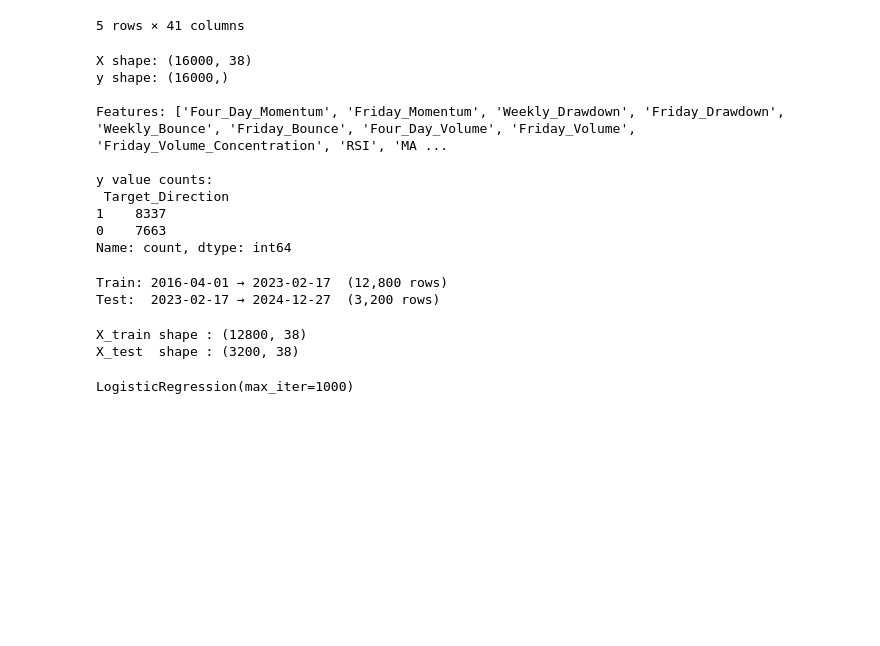
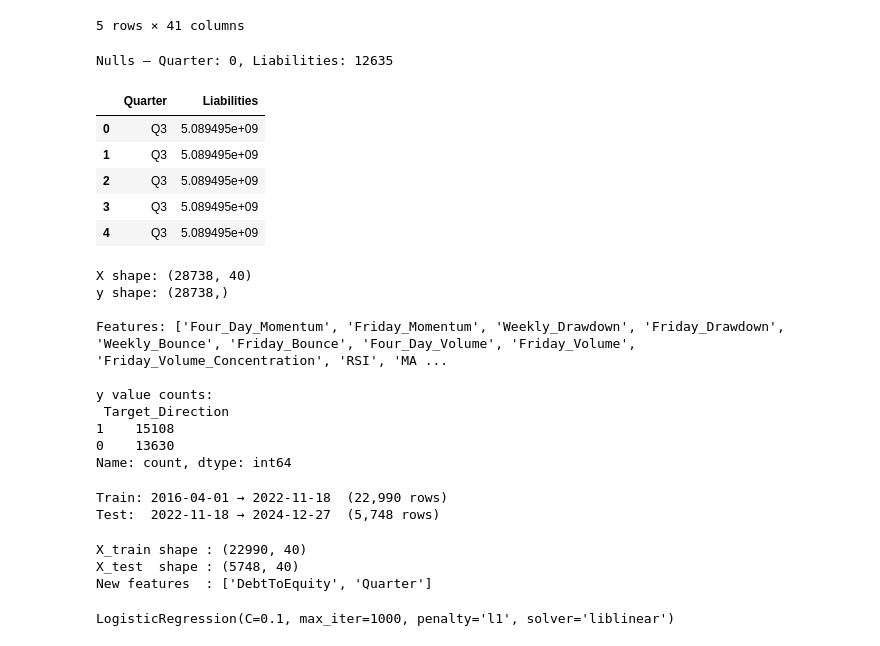
Before and after one commit to Drew-A-Hill/ml-weekend-gap-prediction, a Jupyter notebook: src/models/logistic_baseline.ipynb, the cells around one changed output. Saved outputs shown, nothing was run; the diff lists cells and outputs as text; code cells hidden in the pictures; blank space fills up the shorter version.

```diff
--- a/src/models/logistic_baseline.ipynb
+++ b/src/models/logistic_baseline.ipynb
@@ -24,6 +24,24 @@ df.head()
 | 3 | ADBE | 2016-09-02 | 0 | 0.014497 | 0.000773 | 0.005664 | ... |
 | 4 | ADBE | 2016-09-09 | 0 | -0.038227 | -0.015747 | 0.042028 | ... |
 5 rows × 41 columns
+# %%
+# Merge Quarter and Liabilities from dataset.csv
+RAW_PATH = Path('../../structured_csv_data_files/fetched_data/dataset.csv')
+raw = pd.read_csv(RAW_PATH, usecols=['Ticker', 'Date', 'Quarter', 'Liabilities'])
+raw['Date'] = pd.to_datetime(raw['Date'], utc=True).dt.tz_localize(None).dt.normalize()
+
+df = df.merge(raw, left_on=['Ticker', 'Friday_Date'], right_on=['Ticker', 'Date'], how='left').drop(columns='Date')
+
+print(f"Nulls — Quarter: {df['Quarter'].isna().sum()}, Liabilities: {df['Liabilities'].isna().sum()}")
+df[['Quarter', 'Liabilities']].head()
+# %% [output]
+Nulls — Quarter: 0, Liabilities: 12635
+|  | Quarter | Liabilities |
+| 0 | Q3 | 5.089495e+09 |
+| 1 | Q3 | 5.089495e+09 |
+| 2 | Q3 | 5.089495e+09 |
+| 3 | Q3 | 5.089495e+09 |
+| 4 | Q3 | 5.089495e+09 |
 # %%
 X = df.drop(columns=['Ticker', 'Friday_Date', 'Target_Direction'])
 y = df['Target_Direction']
@@ -33,15 +51,15 @@ print("y shape:", y.shape)
 print("\nFeatures:", X.columns.tolist())
 print("\ny value counts:\n", y.value_counts())
 # %% [output]
-X shape: (16000, 38)
-y shape: (16000,)
+X shape: (28738, 40)
+y shape: (28738,)
 
 Features: ['Four_Day_Momentum', 'Friday_Momentum', 'Weekly_Drawdown', 'Friday_Drawdown', 'Weekly_Bounce', 'Friday_Bounce', 'Four_Day_Volume', 'Friday_Volume', 'Friday_Volume_Concentration', 'RSI', 'MA ...
 
 y value counts:
  Target_Direction
-1    8337
-0    7663
+1    15108
+0    13630
 Name: count, dtype: int64
 # %%
 # Temporal split — all weeks before cutoff go to train, all weeks after go to test
@@ -61,13 +79,13 @@ y_test  = test_df['Target_Direction']
 print(f"Train: {train_df['Friday_Date'].min().date()} → {train_df['Friday_Date'].max().date()}  ({len(train_df):,} rows)")
 print(f"Test:  {test_df['Friday_Date'].min().date()} → {test_df['Friday_Date'].max().date()}  ({len(test_df):,} rows)")
 # %% [output]
-Train: 2016-04-01 → 2023-02-17  (12,800 rows)
-Test:  2023-02-17 → 2024-12-27  (3,200 rows)
+Train: 2016-04-01 → 2022-11-18  (22,990 rows)
+Test:  2022-11-18 → 2024-12-27  (5,748 rows)
 # %%
 # Log normalization for raw-scale columns
 LOG_POSITIVE = [
     'Revenues', 'CostOfRevenues', 'GrossProfit', 'Assets', 'Equity', 'Shares',
-    'Four_Day_Volume', 'Friday_Volume', 'ATR',
+    'Four_Day_Volume', 'Friday_Volume', 'ATR', 'Liabilities',
 ]
 LOG_SIGNED = [
     'NetIncome', 'OBV', 'MACD',
@@ -84,27 +102,39 @@ for col in LOG_SIGNED:
     train_proc[col] = np.sign(train_proc[col]) * np.log1p(np.abs(train_proc[col]))
     test_proc[col]  = np.sign(test_proc[col])  * np.log1p(np.abs(test_proc[col]))
 
+# Debt-to-Equity ratio
+for proc in [train_proc, test_proc]:
+    proc['DebtToEquity'] = (proc['Liabilities'] / proc['Equity'].replace(0, np.nan)).fillna(0).clip(upper=20)
+
+# Quarter encoding (Q1–Q4 → 1–4, captures seasonality)
+quarter_map = {'Q1': 1, 'Q2': 2, 'Q3': 3, 'Q4': 4}
+train_proc['Quarter'] = train_proc['Quarter'].map(quarter_map)
+test_proc['Quarter']  = test_proc['Quarter'].map(quarter_map)
+
 # Drop Ticker — it's an identifier, not a predictor
-X_train = train_proc.drop(columns=['Ticker', 'Friday_Date', 'Target_Direction'])
-X_test  = test_proc.drop(columns=['Ticker', 'Friday_Date', 'Target_Direction'])
+drop_cols = ['Ticker', 'Friday_Date', 'Target_Direction', 'Liabilities']
+X_train = train_proc.drop(columns=drop_cols)
+X_test  = test_proc.drop(columns=drop_cols)
 y_train = train_proc['Target_Direction']
 y_test  = test_proc['Target_Direction']
 
 print(f"X_train shape : {X_train.shape}")
 print(f"X_test  shape : {X_test.shape}")
+print(f"New features  : {['DebtToEquity', 'Quarter']}")
 # %% [output]
-X_train shape : (12800, 38)
-X_test  shape : (3200, 38)
+X_train shape : (22990, 40)
+X_test  shape : (5748, 40)
+New features  : ['DebtToEquity', 'Quarter']
 # %%
 scaler = StandardScaler()
 
 X_train = scaler.fit_transform(X_train)
 X_test = scaler.transform(X_test)
 # %%
-model = LogisticRegression(max_iter=1000)
+model = LogisticRegression(penalty='l1', solver='liblinear', C=0.1, max_iter=1000)
 model.fit(X_train, y_train)
 # %% [output]
-LogisticRegression(max_iter=1000)
+LogisticRegression(C=0.1, max_iter=1000, penalty='l1', solver='liblinear')
 # %%
 y_pred = model.predict(X_test)
 y_pred
```
Also changed, not shown: parts of 9 cells of this notebook.
